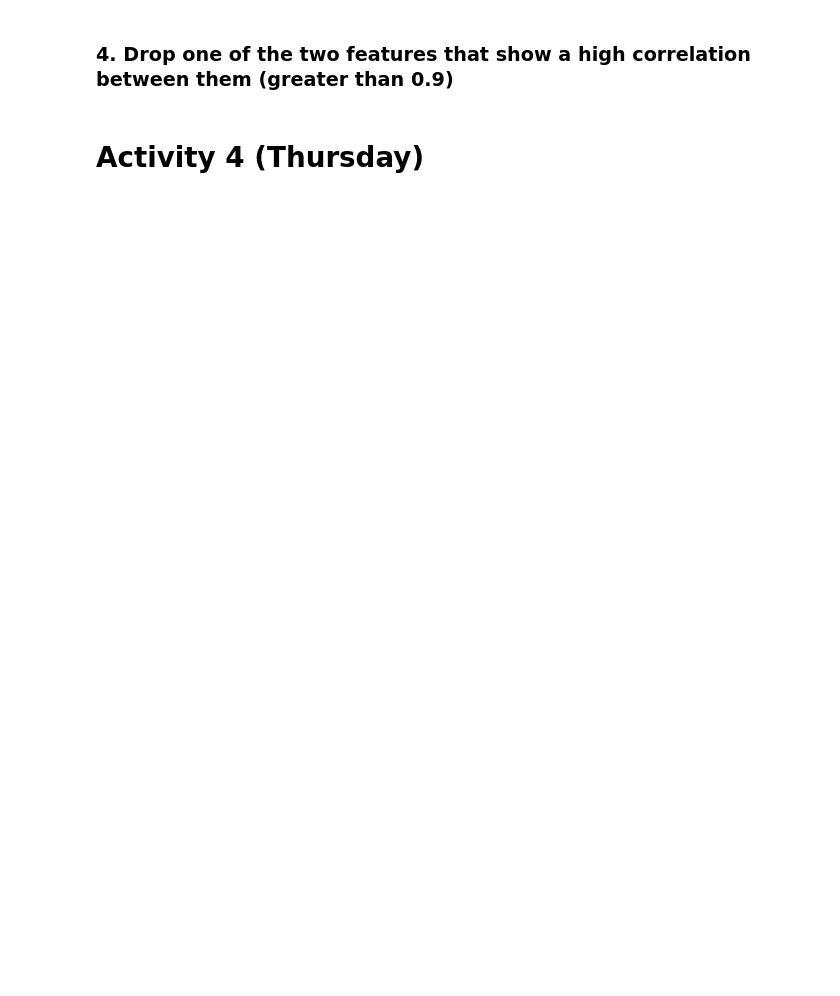
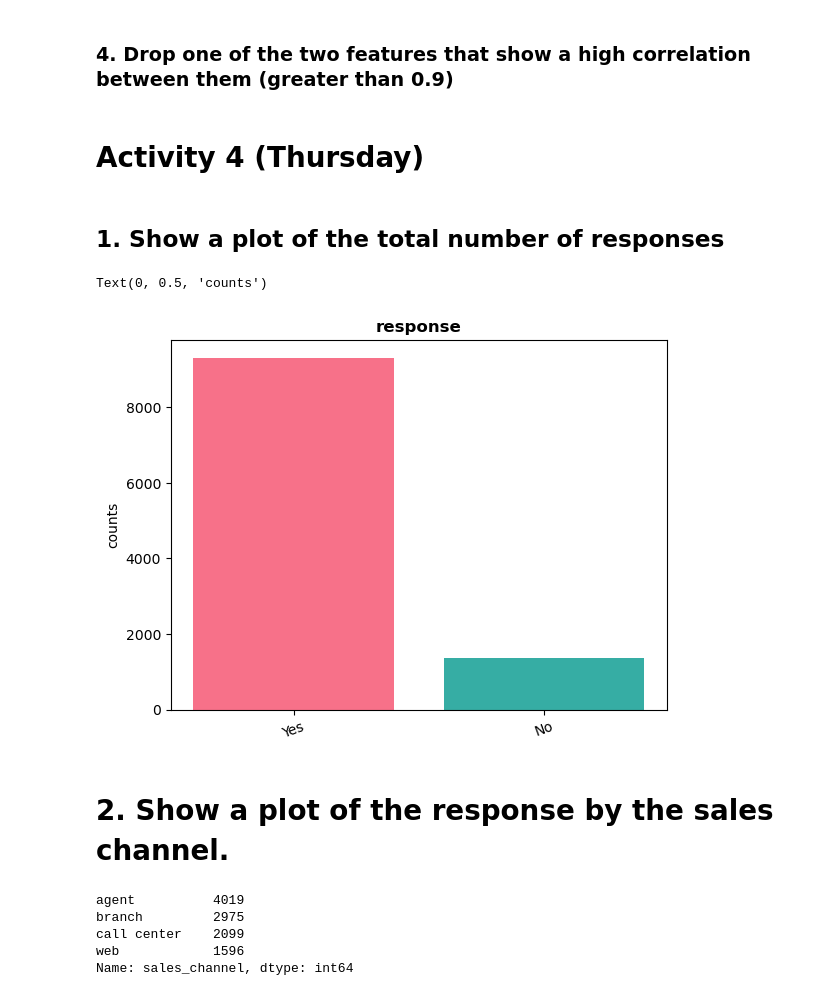
Before and after one commit to duodeng/IronDuo, a Jupyter notebook: Homework/01_18_Matplotlib_Seaborn.ipynb, the cells around one changed output. Saved outputs shown, nothing was run; the diff lists cells and outputs as text; code cells hidden in the pictures; blank space fills up the shorter version.

```diff
--- a/Homework/01_18_Matplotlib_Seaborn.ipynb
+++ b/Homework/01_18_Matplotlib_Seaborn.ipynb
@@ -149,3 +142,27 @@ total_claim_amount                       1.000000
 # There is no correlation greater than 0.9
 # %% [markdown]
 # Activity 4 (Thursday)
+# %% [markdown]
+## 1. Show a plot of the total number of responses
+# %%
+response = categoricals['response'].value_counts()
+colors = sns.color_palette('husl',len(response)) # change the colors
+plt.bar(response.index, response,color= colors)
+# set title
+plt.title('response', fontweight='bold')
+plt.xticks(ticks=[0,1],labels=["Yes","No"],rotation= '20') # rotation turn ticks into vertical
+plt.ylabel("counts")
+# %% [output]
+Text(0, 0.5, 'counts')
+[figure, added]
+# %% [markdown]
+# 2. Show a plot of the response by the sales channel.
+# %%
+# 1. count the number of occurrences of 'sales_channel'
+categoricals['sales_channel'].value_counts()
+# %% [output]
+agent          4019
+branch         2975
+call center    2099
+web            1596
+Name: sales_channel, dtype: int64
```
Also changed, not shown: parts of 39 cells of this notebook, 3 other files.
